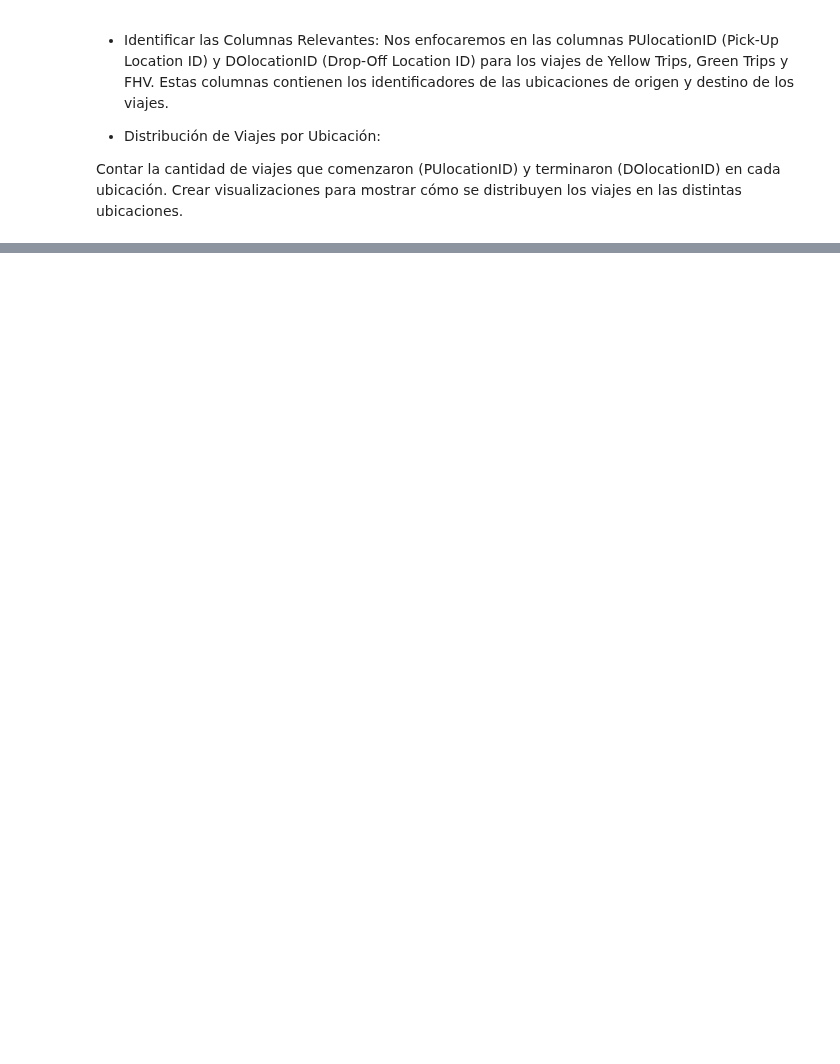
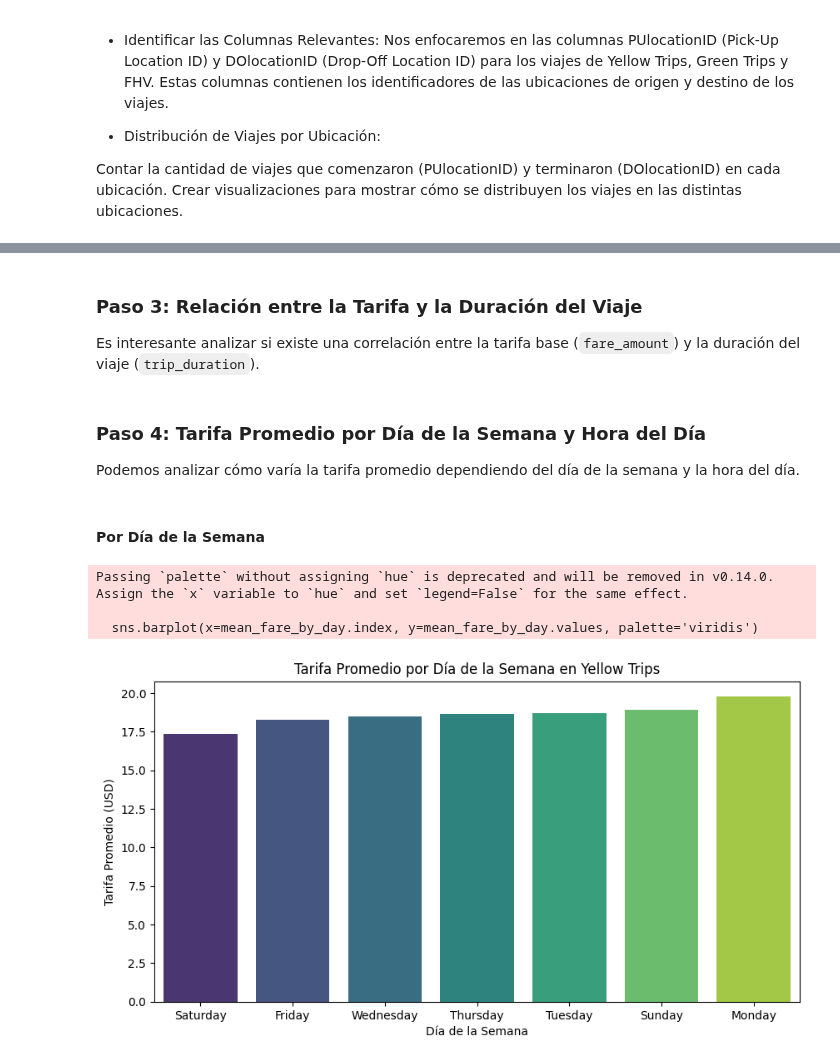
Before and after one commit to GLibardoAlarcon/Proyecto_Finalizado_Streamlit, a Jupyter notebook: EDA_REVISAR/EDA KPI 3.ipynb, the cells around one changed output, grey strips where cells are left out. Cells and saved outputs as stored; diff of their text form; code cells hidden in the pictures; blank space fills up the shorter version.

```diff
--- a/EDA_REVISAR/EDA KPI 3.ipynb
+++ b/EDA_REVISAR/EDA KPI 3.ipynb
@@ -223,0 +210,6 @@ Passing `palette` without assigning `hue` is deprecated and will be removed in v
+# %%
+# Si no existe la columna trip_duration, la creamos en minutos
+yellow_trips['pickup_datetime'] = pd.to_datetime(yellow_trips['pickup_datetime'])
+yellow_trips['dropoff_datetime'] = pd.to_datetime(yellow_trips['dropoff_datetime'])
+
+yellow_trips['trip_duration'] = (yellow_trips['dropoff_datetime'] - yellow_trips['pickup_datetime']).dt.total_seconds() / 60  # En minutos
@@ -223,0 +232,6 @@ Passing `palette` without assigning `hue` is deprecated and will be removed in v
+# %%
+# Añadir columna de día de la semana
+yellow_trips['day_of_week'] = yellow_trips['pickup_datetime'].dt.day_name()
+
+# Calcular duración promedio por día de la semana
+mean_duration_by_day = yellow_trips.groupby('day_of_week')['trip_duration'].mean().sort_values()
@@ -223,0 +250,10 @@ Passing `palette` without assigning `hue` is deprecated and will be removed in v
+# %%
+# Definir los intervalos de tiempo (en minutos)
+bins_duration = [0, 5, 10, 15, 20, 30, 40, 60, 120, 240]
+labels_duration = ['0-5 min', '5-10 min', '10-15 min', '15-20 min', '20-30 min', '30-40 min', '40-60 min', '60-120 min', '120+ min']
+
+# Agrupar la duración de los viajes por intervalos
+yellow_trips['duration_binned'] = pd.cut(yellow_trips['trip_duration'], bins=bins_duration, labels=labels_duration)
+
+# Contar la cantidad de viajes en cada intervalo
+duration_counts = yellow_trips['duration_binned'].value_counts().sort_index()
@@ -223,0 +273,6 @@ Passing `palette` without assigning `hue` is deprecated and will be removed in v
+# %%
+# Añadir columna de hora del día
+yellow_trips['hour_of_day'] = yellow_trips['pickup_datetime'].dt.hour
+
+# Calcular duración promedio por hora del día
+mean_duration_by_hour = yellow_trips.groupby('hour_of_day')['trip_duration'].mean()
@@ -223,0 +496,4 @@ Passing `palette` without assigning `hue` is deprecated and will be removed in v
+# %% [markdown]
+### Paso 3: Relación entre la Tarifa y la Duración del Viaje
+
+Es interesante analizar si existe una correlación entre la tarifa base (`fare_amount`) y la duración del viaje (`trip_duration`).
@@ -223,0 +510,22 @@ Passing `palette` without assigning `hue` is deprecated and will be removed in v
+# %% [markdown]
+### Paso 4: Tarifa Promedio por Día de la Semana y Hora del Día
+
+Podemos analizar cómo varía la tarifa promedio dependiendo del día de la semana y la hora del día.
+# %% [markdown]
+#### Por Día de la Semana
+# %%
+# Calcular la tarifa promedio por día de la semana
+mean_fare_by_day = yellow_trips.groupby('day_of_week')['fare_amount'].mean().sort_values()
+
+# Graficar la tarifa promedio por día de la semana
+plt.figure(figsize=(10, 5))
+sns.barplot(x=mean_fare_by_day.index, y=mean_fare_by_day.values, palette='viridis')
+plt.title('Tarifa Promedio por Día de la Semana en Yellow Trips')
+plt.xlabel('Día de la Semana')
+plt.ylabel('Tarifa Promedio (USD)')
+plt.show()
+# %% [output]
+Passing `palette` without assigning `hue` is deprecated and will be removed in v0.14.0. Assign the `x` variable to `hue` and set `legend=False` for the same effect.
+
+  sns.barplot(x=mean_fare_by_day.index, y=mean_fare_by_day.values, palette='viridis')
+[figure, added]
```
Also changed, not shown: parts of 76 cells of this notebook, 10 other files.
